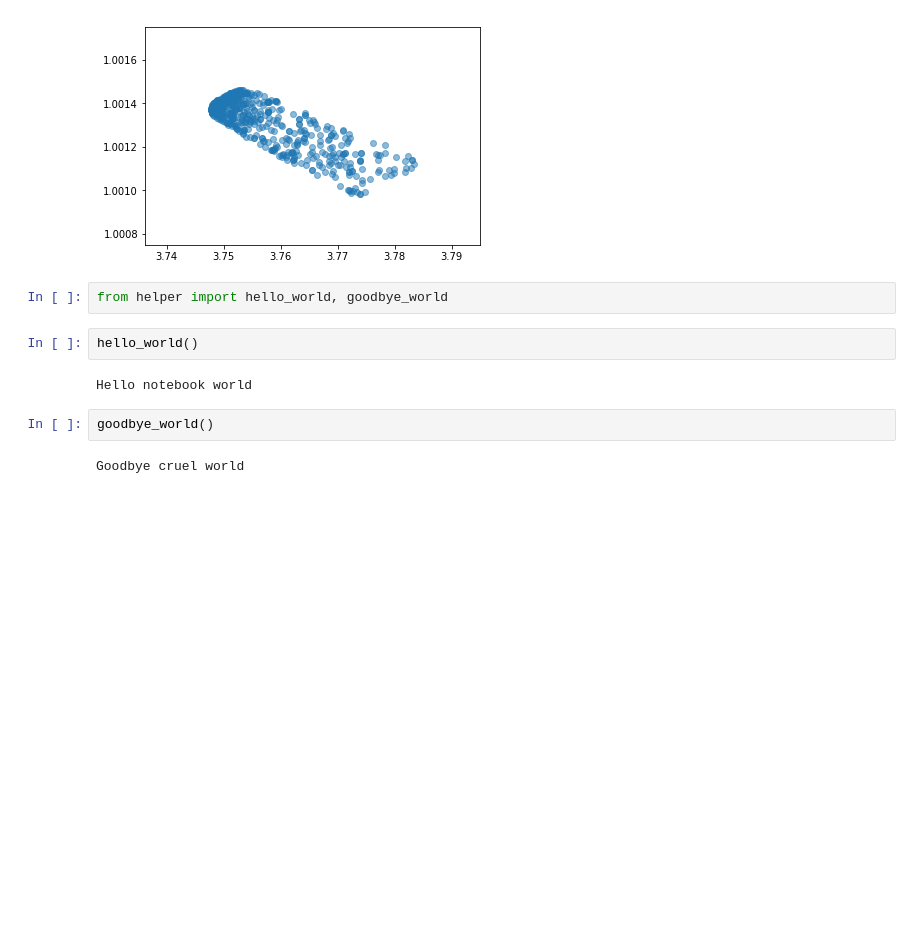
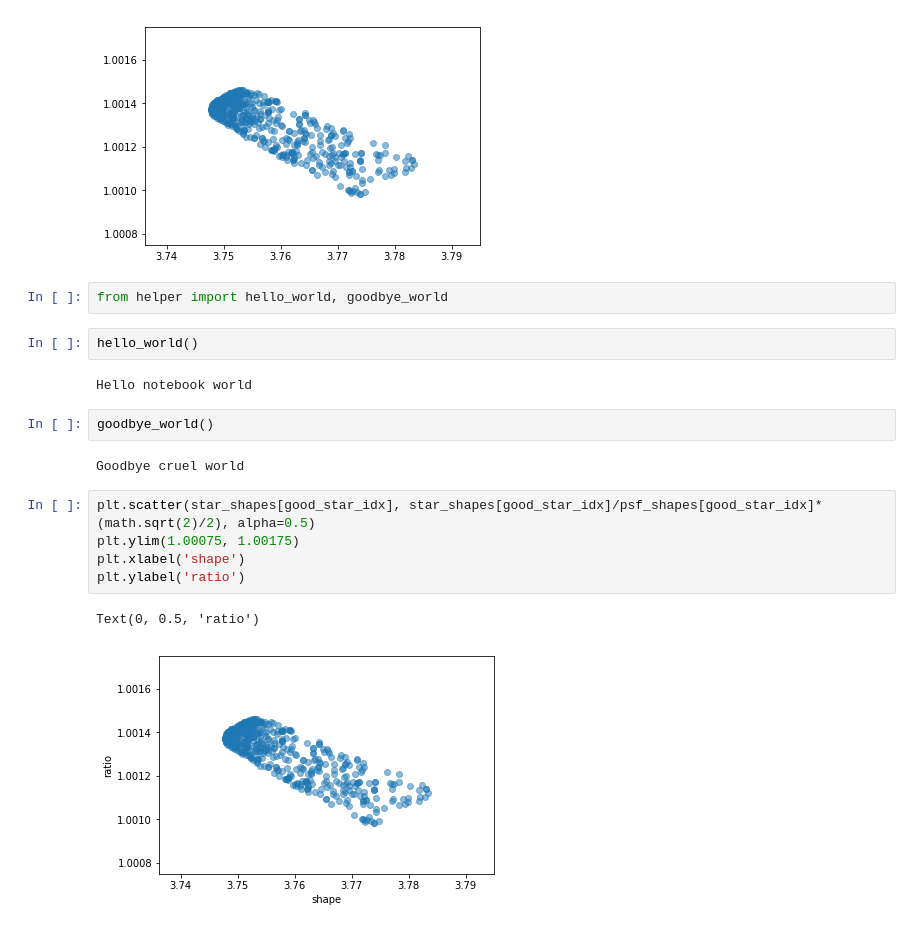
Before and after one commit to lsst-sitcom/notebooks, a Jupyter notebook: psf_shape_simon.ipynb, the cells around one changed output. Cells and saved outputs as stored; diff of their text form; blank space fills up the shorter version.

Commit message:
Add plot with labels

```diff
--- a/psf_shape_simon.ipynb
+++ b/psf_shape_simon.ipynb
@@ -97,3 +97,11 @@ Hello notebook world
 goodbye_world()
 # %% [output]
 Goodbye cruel world
+# %%
+plt.scatter(star_shapes[good_star_idx], star_shapes[good_star_idx]/psf_shapes[good_star_idx]*(math.sqrt(2)/2), alpha=0.5)
+plt.ylim(1.00075, 1.00175)
+plt.xlabel('shape')
+plt.ylabel('ratio')
+# %% [output]
+Text(0, 0.5, 'ratio')
+[figure, added]
```
